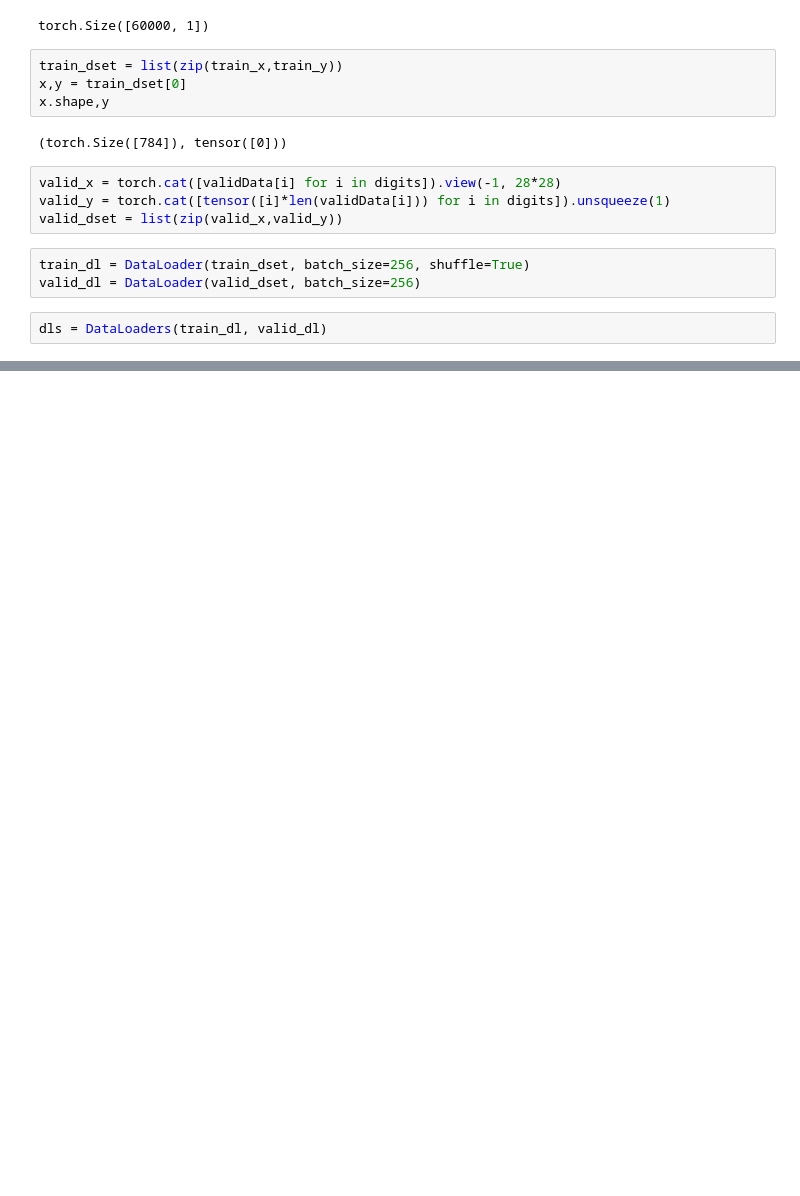
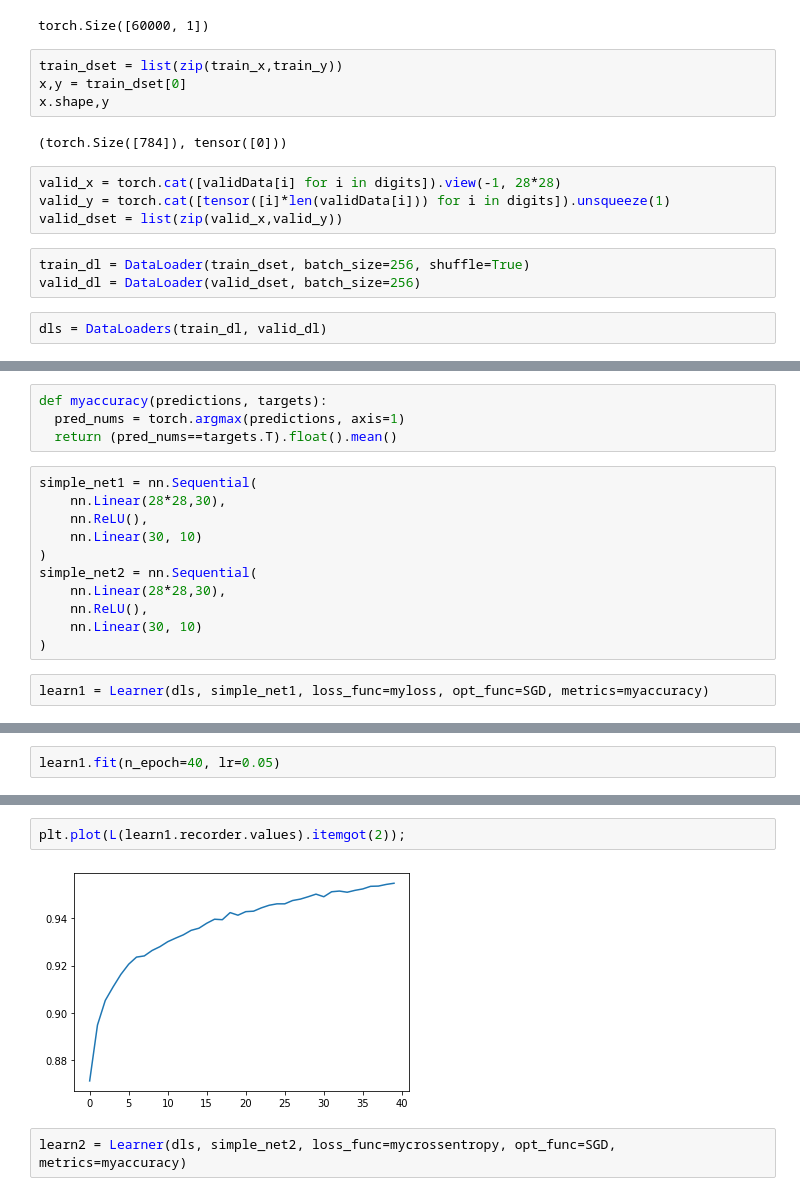
Before and after one commit to dipasreepoddar/fastbook, a Jupyter notebook: exercises/full_mnist_further_research.ipynb, the cells around one changed output, grey strips where cells are left out. Drawn from its saved outputs; the diff is of its cells as text; blank space fills up the shorter version.

```diff
--- a/exercises/full_mnist_further_research.ipynb
+++ b/exercises/full_mnist_further_research.ipynb
@@ -189,0 +194,17 @@ dls = DataLoaders(train_dl, valid_dl)
+# %%
+def myaccuracy(predictions, targets):
+  pred_nums = torch.argmax(predictions, axis=1)
+  return (pred_nums==targets.T).float().mean()
+# %%
+simple_net1 = nn.Sequential(
+    nn.Linear(28*28,30),
+    nn.ReLU(),
+    nn.Linear(30, 10)
+)
+simple_net2 = nn.Sequential(
+    nn.Linear(28*28,30),
+    nn.ReLU(),
+    nn.Linear(30, 10)
+)
+# %%
+learn1 = Learner(dls, simple_net1, loss_func=myloss, opt_func=SGD, metrics=myaccuracy)
@@ -189,0 +216,2 @@ dls = DataLoaders(train_dl, valid_dl)
+# %%
+learn1.fit(n_epoch=40, lr=0.05)
@@ -189,0 +236,6 @@ dls = DataLoaders(train_dl, valid_dl)
+# %%
+plt.plot(L(learn1.recorder.values).itemgot(2));
+# %% [output]
+[figure, added]
+# %%
+learn2 = Learner(dls, simple_net2, loss_func=mycrossentropy, opt_func=SGD, metrics=myaccuracy)
```
Also changed, not shown: parts of 11 cells of this notebook.
